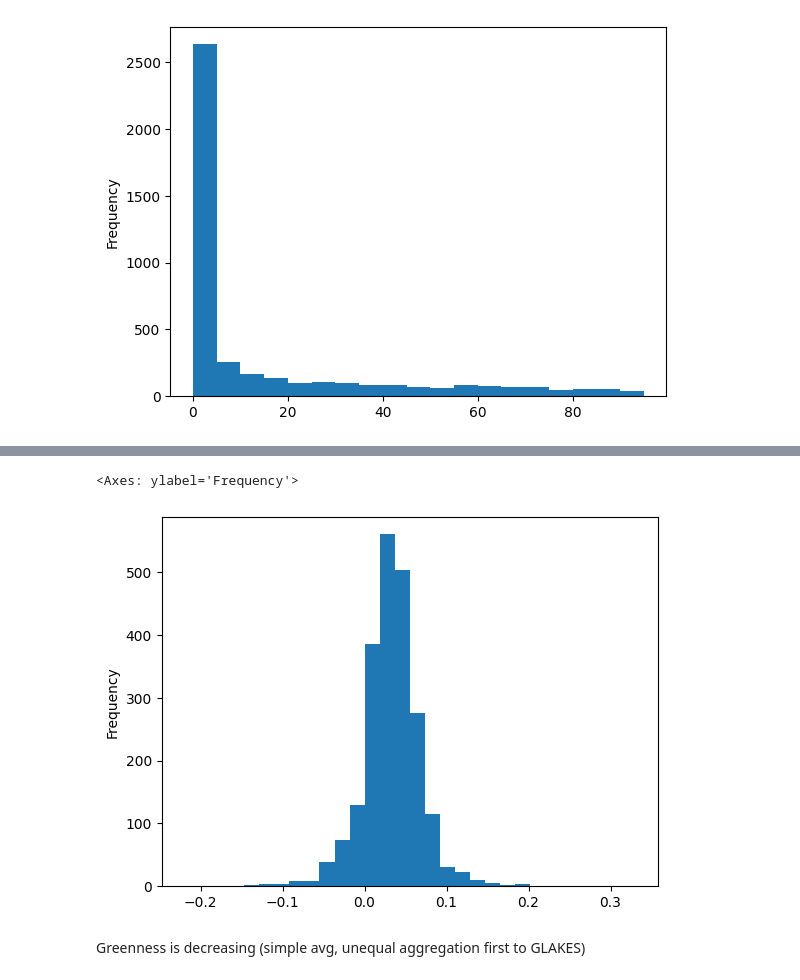
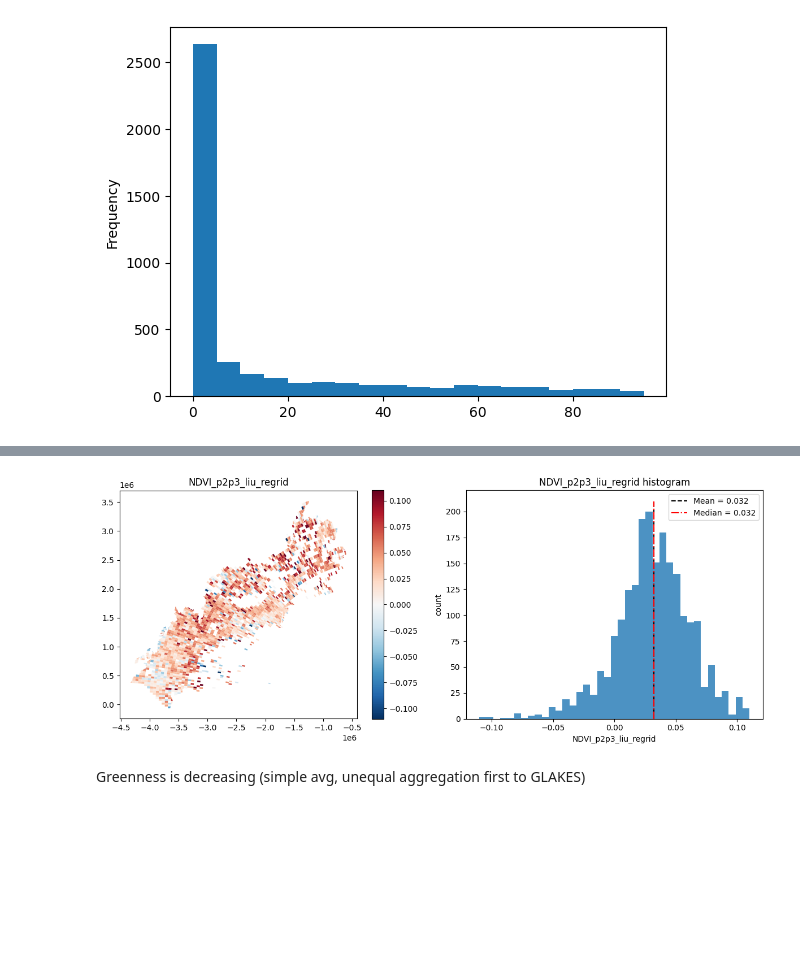
Before and after one commit to ekcomputer/land-cover, a Jupyter notebook: notebooks/joins/regrid_to_bawld_and_plot.ipynb, the cells around one changed output, grey strips where cells are left out. Drawn from its saved outputs; the diff is of its cells as text; code cells hidden in the pictures; blank space fills up the shorter version.

```diff
--- a/notebooks/joins/regrid_to_bawld_and_plot.ipynb
+++ b/notebooks/joins/regrid_to_bawld_and_plot.ipynb
@@ -394,7 +466,8 @@ Text(0.5, 0.98, 'NDVI_p2p3_liu_regrid')
-# %%
-gdf_regridded[np.isfinite(gdf_regridded.sen_slope)].NDVI_p2p3_liu_regrid.plot.hist(bins=30)
-# %% [output]
-<Axes: ylabel='Frequency'>
-[figure, removed]
+# %%
+_, _ = plot_choro_and_hist(
+    gdf_regridded[np.isfinite(gdf_regridded.sen_slope)], "NDVI_p2p3_liu_regrid", hist_stats=True
+)
+# %% [output]
+[figure, added]
 # %% [markdown]
 Greenness is decreasing (simple avg, unequal aggregation first to GLAKES)
```
Also changed, not shown: parts of 51 cells of this notebook, 1 other file.
